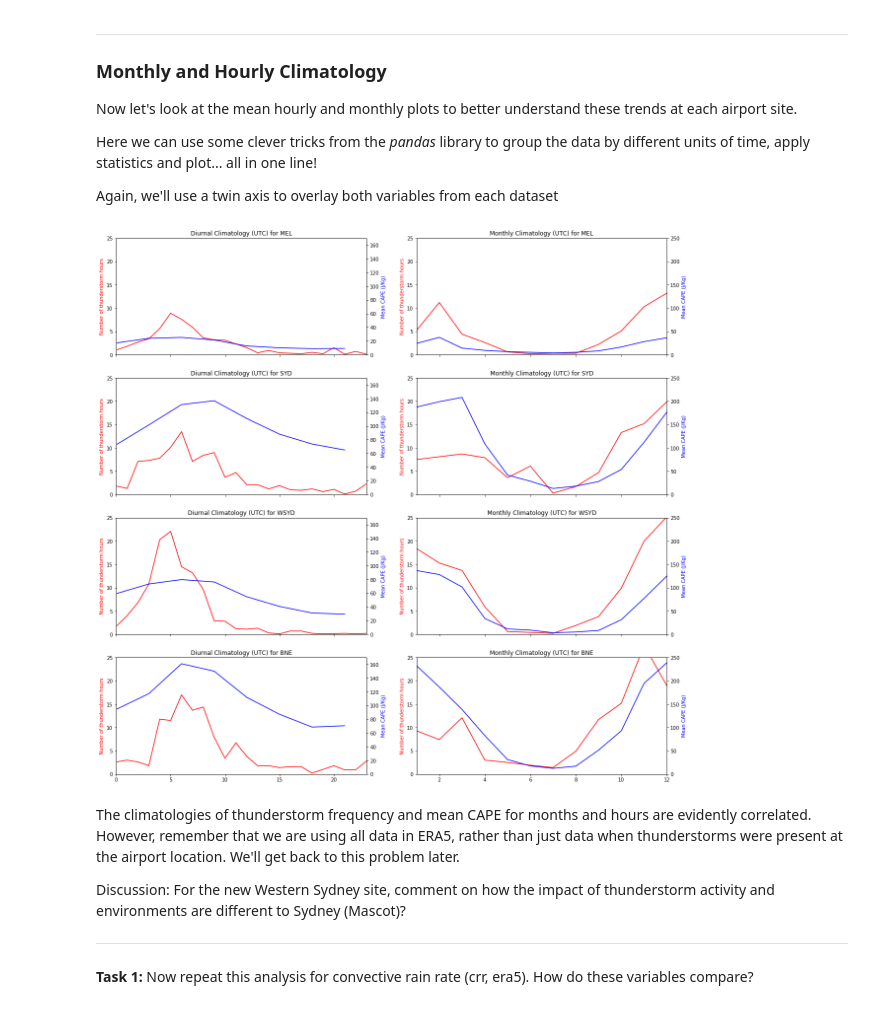
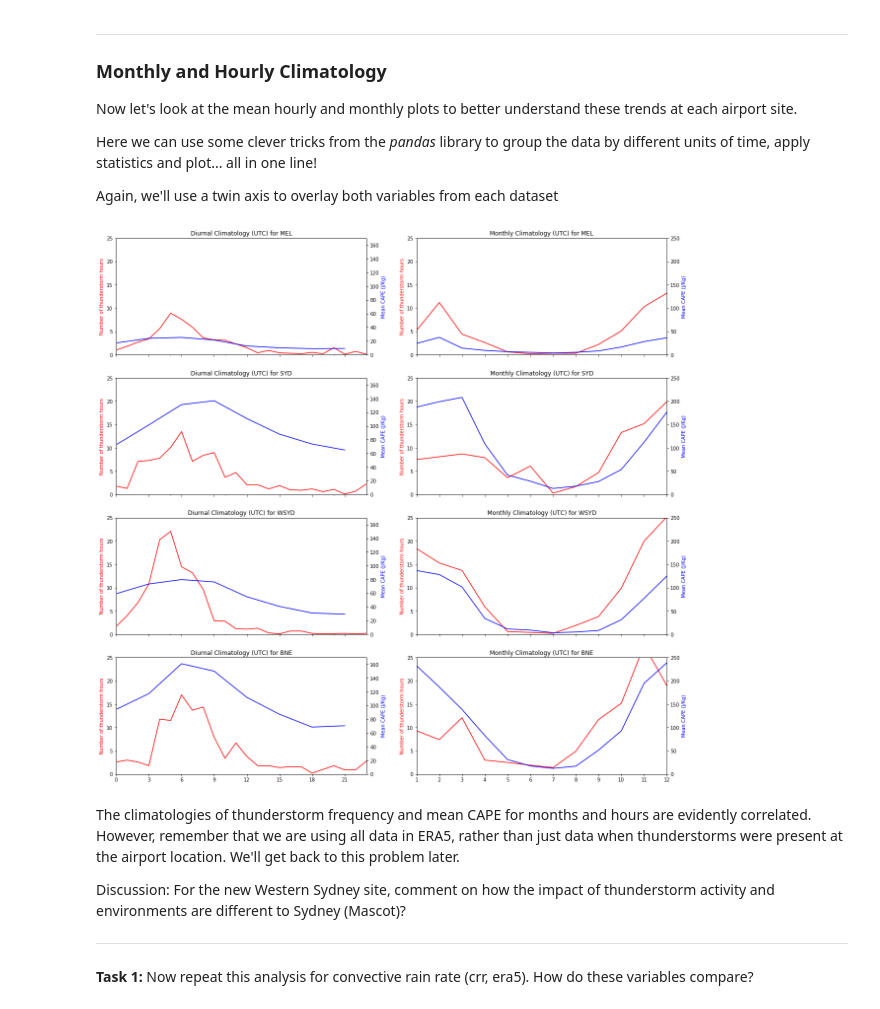
Before and after one commit to vlouf/AMOS_2020, a Jupyter notebook: 02 - Airport Climatology/airport_climatology.ipynb, the cells around one changed output. Drawn from its saved outputs; the diff is of its cells as text; code cells hidden in the pictures.

Commit message:
tried to fix subplot labels

```diff
--- a/02 - Airport Climatology/airport_climatology.ipynb
+++ b/02 - Airport Climatology/airport_climatology.ipynb
@@ -131,7 +131,7 @@ Here we can use some clever tricks from the _pandas_ library to group the data b
 Again, we'll use a twin axis to overlay both variables from each dataset
 # %%
 #create figure/axes for plotting with 2 columns and n rows
-fig, axes = plt.subplots(nrows=number_airports, ncols=2, figsize=(20, 5*number_airports))
+fig, axes = plt.subplots(nrows=number_airports, ncols=2, figsize=(20, 5*number_airports), sharex=False, sharey=False)
 
 radar_volume_time = 0.1 #number of hours per radar sample (used to transform a count into hours)
 
@@ -158,34 +158,36 @@ for i, airport_name in enumerate(airport_name_list):
     ax1 = axes[i,0]
     ax2 = ax1.twinx()
     #for our weather radar data
     #use pandas groupby functionality for hours, apply a count to each group, rescale count to compute hours, and plot
     radar_df.groupby(radar_df['time'].dt.hour)['ref'].count().mul(radar_volume_time).plot(style='r', ax=ax1)
     #for our era5 data
     #use pandas groupby functionality for hours, apply a mean to each group and plot
     era_df.groupby(era_df['time'].dt.hour)['cape'].mean().plot(style='b', ax=ax2)
     #plot annotations
     ax1.set_title('Diurnal Climatology (UTC) for ' + airport_name)
     ax1.set_xlabel('')
     ax1.set_ylabel('Number of thunderstorm hours', color='r')
     ax2.set_ylabel('Mean CAPE (J/Kg)', color='b')
     ax1.set_xlim((0,23))
+    ax1.set_xticks(ticks=[0,3,6,9,12,15,18,21])
     ax1.set_ylim((0,25))
     ax2.set_ylim((0,170))
 
     #Monthly Climatology (same as above, but using groupby month)
     ax1 = axes[i,1]
     ax2 = ax1.twinx()
     radar_df.groupby(radar_df['time'].dt.month)['ref'].count().mul(radar_volume_time).plot(style='r', ax=ax1)
     era_df.groupby(era_df['time'].dt.month)['cape'].mean().plot(style='b', ax=ax2)
     ax1.set_title('Monthly Climatology (UTC) for ' + airport_name)
     ax1.set_xlabel('')
     ax1.set_ylabel('Number of thunderstorm hours', color='r')
     ax2.set_ylabel('Mean CAPE (J/Kg)', color='b')
     ax1.set_xlim((1,12))
+    ax1.set_xticks(ticks=range(1,13))
     ax1.set_ylim((0,25))
     ax2.set_ylim((0,250))
 # %% [output]
-[figure, old version]
+[figure, new version]
 # %% [markdown]
 The climatologies of thunderstorm frequency and mean CAPE for months and hours are evidently correlated. However, remember that we are using all data in ERA5, rather than just data when thunderstorms were present at the airport location. We'll get back to this problem later.
 
```
